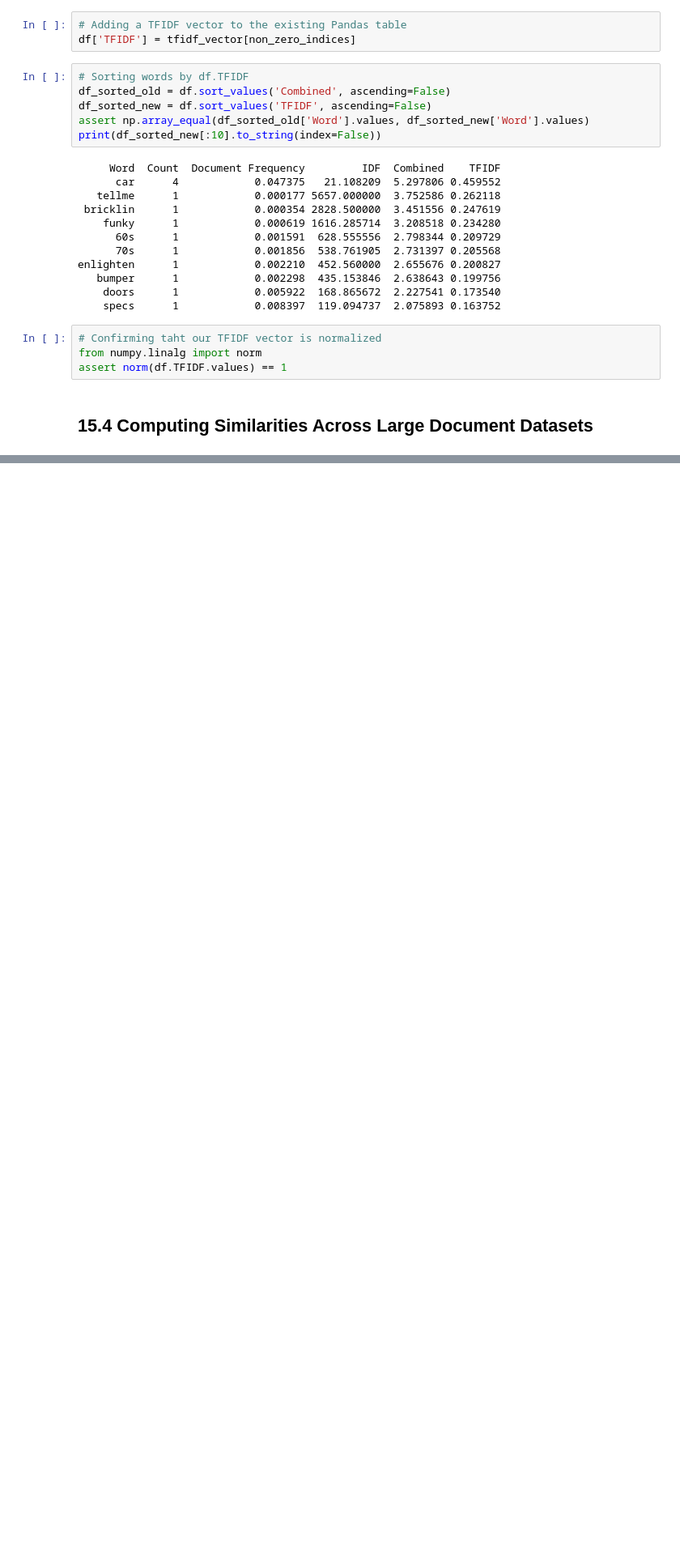
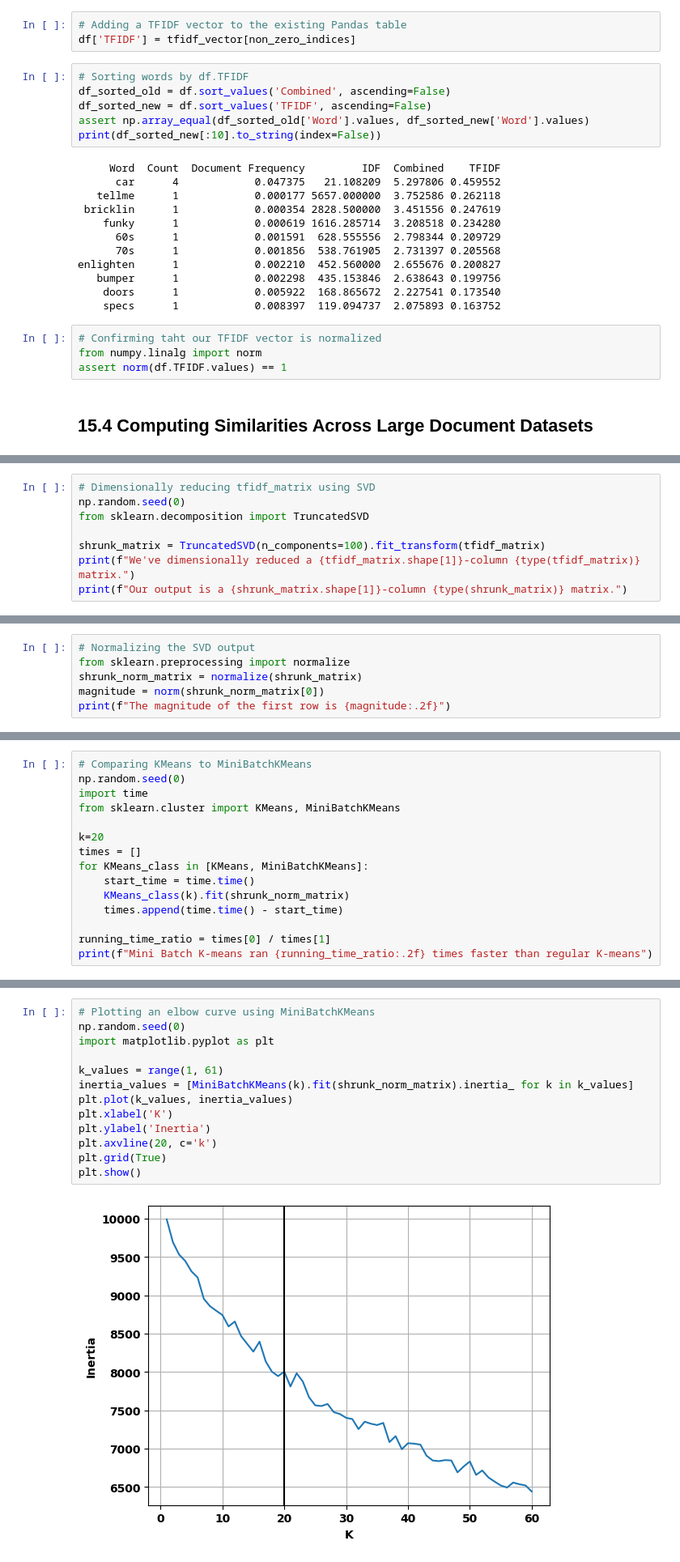
Before and after one commit to IanSinColorado/DataScienceBootcamp, a Jupyter notebook: Chapter15.ipynb, the cells around one changed output, grey strips where cells are left out. Shown at 81% size. Drawn from its saved outputs; the diff is of its cells as text; blank space fills up the shorter version.

```diff
--- a/Chapter15.ipynb
+++ b/Chapter15.ipynb
@@ -337,0 +369,8 @@ assert norm(df.TFIDF.values) == 1
+# %%
+# Dimensionally reducing tfidf_matrix using SVD
+np.random.seed(0)
+from sklearn.decomposition import TruncatedSVD
+
+shrunk_matrix = TruncatedSVD(n_components=100).fit_transform(tfidf_matrix)
+print(f"We've dimensionally reduced a {tfidf_matrix.shape[1]}-column {type(tfidf_matrix)} matrix.")
+print(f"Our output is a {shrunk_matrix.shape[1]}-column {type(shrunk_matrix)} matrix.")
@@ -337,0 +386,6 @@ assert norm(df.TFIDF.values) == 1
+# %%
+# Normalizing the SVD output
+from sklearn.preprocessing import normalize
+shrunk_norm_matrix = normalize(shrunk_matrix)
+magnitude = norm(shrunk_norm_matrix[0])
+print(f"The magnitude of the first row is {magnitude:.2f}")
@@ -337,0 +457,15 @@ assert norm(df.TFIDF.values) == 1
+# %%
+# Comparing KMeans to MiniBatchKMeans
+np.random.seed(0)
+import time
+from sklearn.cluster import KMeans, MiniBatchKMeans
+
+k=20
+times = []
+for KMeans_class in [KMeans, MiniBatchKMeans]:
+    start_time = time.time()
+    KMeans_class(k).fit(shrunk_norm_matrix)
+    times.append(time.time() - start_time)
+
+running_time_ratio = times[0] / times[1]
+print(f"Mini Batch K-means ran {running_time_ratio:.2f} times faster than regular K-means")
@@ -337,0 +474,15 @@ assert norm(df.TFIDF.values) == 1
+# %%
+# Plotting an elbow curve using MiniBatchKMeans
+np.random.seed(0)
+import matplotlib.pyplot as plt
+
+k_values = range(1, 61)
+inertia_values = [MiniBatchKMeans(k).fit(shrunk_norm_matrix).inertia_ for k in k_values]
+plt.plot(k_values, inertia_values)
+plt.xlabel('K')
+plt.ylabel('Inertia')
+plt.axvline(20, c='k')
+plt.grid(True)
+plt.show()
+# %% [output]
+[figure, added]
```
Also changed, not shown: parts of 36 cells of this notebook.
